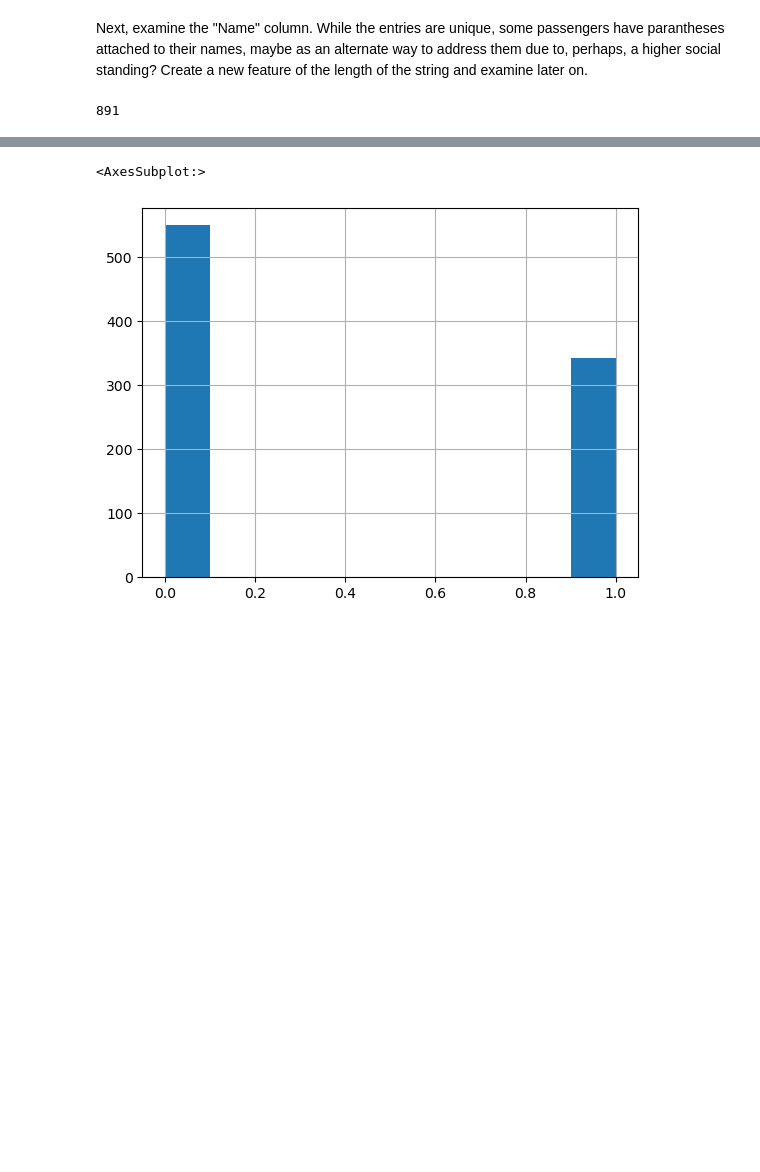
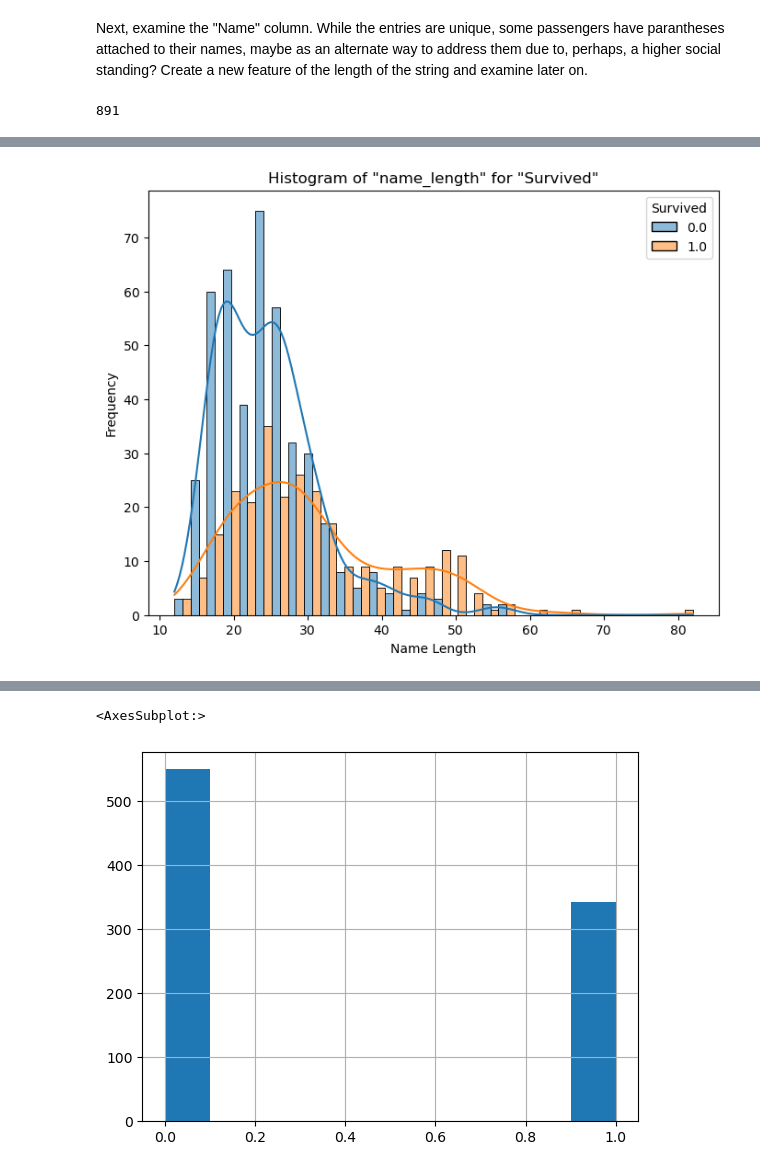
Before and after one commit to zong006/titanic_survival, a Jupyter notebook: EDA.ipynb, the cells around one changed output, grey strips where cells are left out. Cells and saved outputs as stored; diff of their text form; code cells hidden in the pictures; blank space fills up the shorter version.

Commit message:
update 'name_length' analysis, and overall EDA observations

```diff
--- a/EDA.ipynb
+++ b/EDA.ipynb
@@ -87,0 +88,9 @@ df['name_length'].hist()
+# %%
+plt.figure(figsize=(8, 6))
+sns.histplot(data=df, x='name_length', hue='Survived', multiple='dodge', kde=True)
+plt.title('Histogram of "name_length" for "Survived"')
+plt.xlabel('Name Length')
+plt.ylabel('Frequency')
+plt.show()
+# %% [output]
+[figure, added]
```
Also changed, not shown: parts of 21 cells of this notebook.
